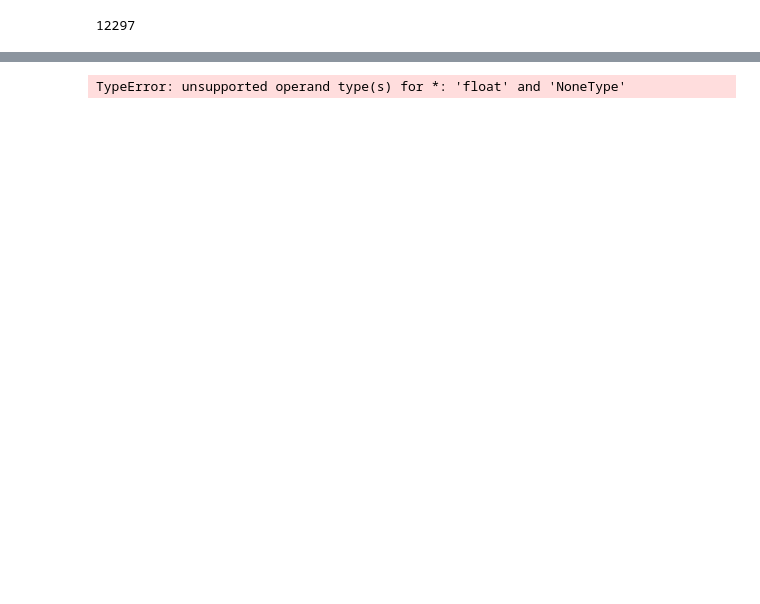
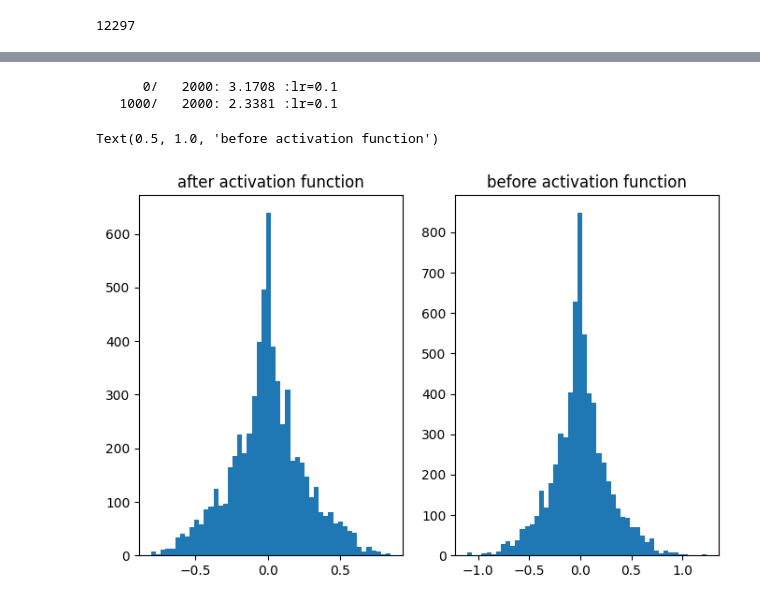
Before and after one commit to kxk254/mit, a Jupyter notebook: Karpathy/makemore/mymodel/threemake.ipynb, the cells around one changed output, grey strips where cells are left out. Cells and saved outputs as stored; diff of their text form; code cells hidden in the pictures; blank space fills up the shorter version.

```diff
--- a/Karpathy/makemore/mymodel/threemake.ipynb
+++ b/Karpathy/makemore/mymodel/threemake.ipynb
@@ -71,6 +71,6 @@ torch.Size([22779, 3]) torch.Size([22779])
 # %%
 # Optimization
-max_steps = 200
+max_steps = 2000
 lossi = []
 for step in range(max_steps):
 
@@ -105,11 +105,23 @@ for step in range(max_steps):
     # update the parameters
     lr = 0.1 if step < 10000 else 0.01
     for p in parameters:
-        p.data += -lr * p.grad
+        if p.grad is not None:
+            p.data += -lr * p.grad
 
     # track stats
     if step % 1000 == 0:
-        print(f"{i:.7d}/{max_steps:7d}: {loss.item():.4d} :lr={lr}")
+        print(f"{step:7d}/{max_steps:7d}: {loss.item():.4f} :lr={lr}")
     lossi.append(loss.log10().item())
 # %% [output]
-TypeError: unsupported operand type(s) for *: 'float' and 'NoneType'
+      0/   2000: 3.1708 :lr=0.1
+   1000/   2000: 2.3381 :lr=0.1
+# %%
+# after activation output
+fig, axs = plt.subplots(1, 2, figsize=(8,5))  # 1 row, 2 columns
+axs[0].hist(h.view(-1).tolist(),50);
+axs[0].set_title("after activation function")
+axs[1].hist(hpreact.view(-1).tolist(),50);
+axs[1].set_title("before activation function")
+# %% [output]
+Text(0.5, 1.0, 'before activation function')
+[figure, added]
```
Also changed, not shown: parts of 2 cells of this notebook.
